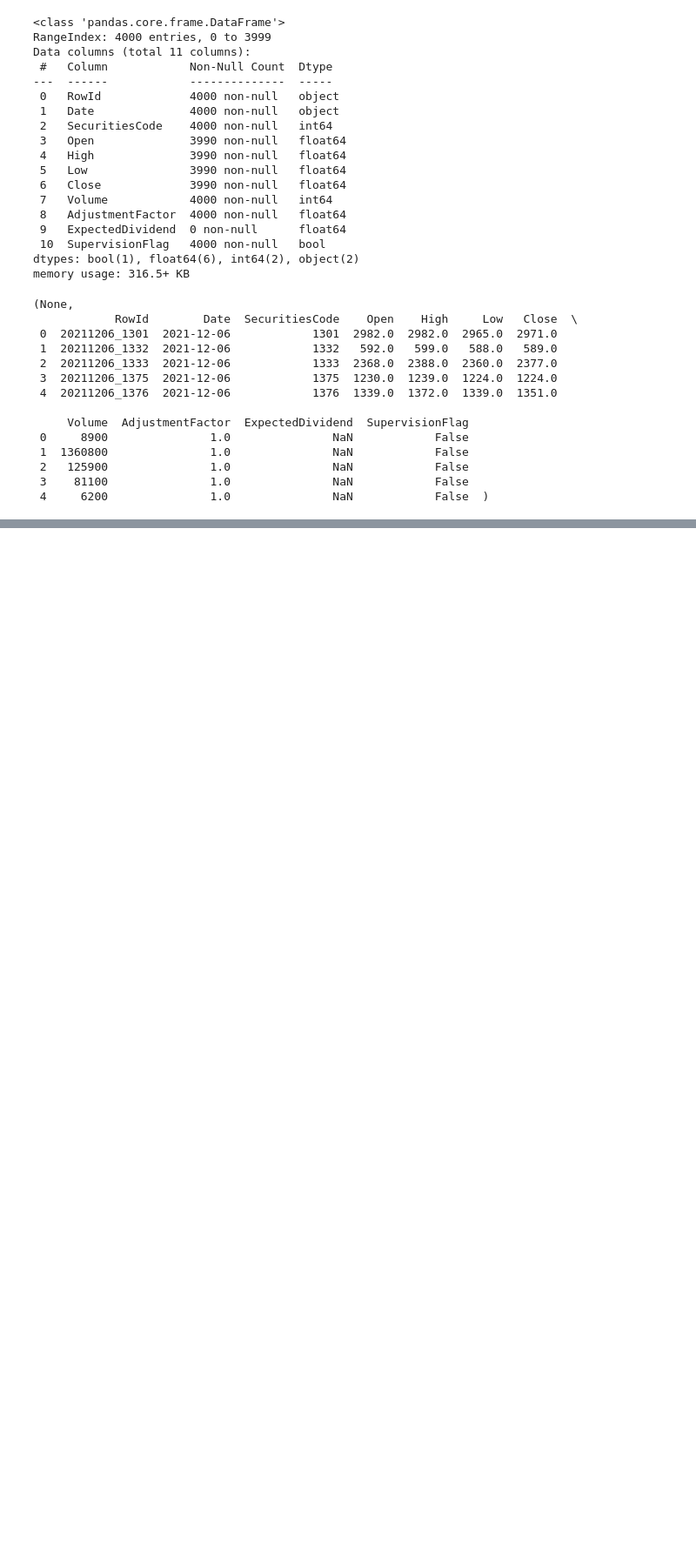
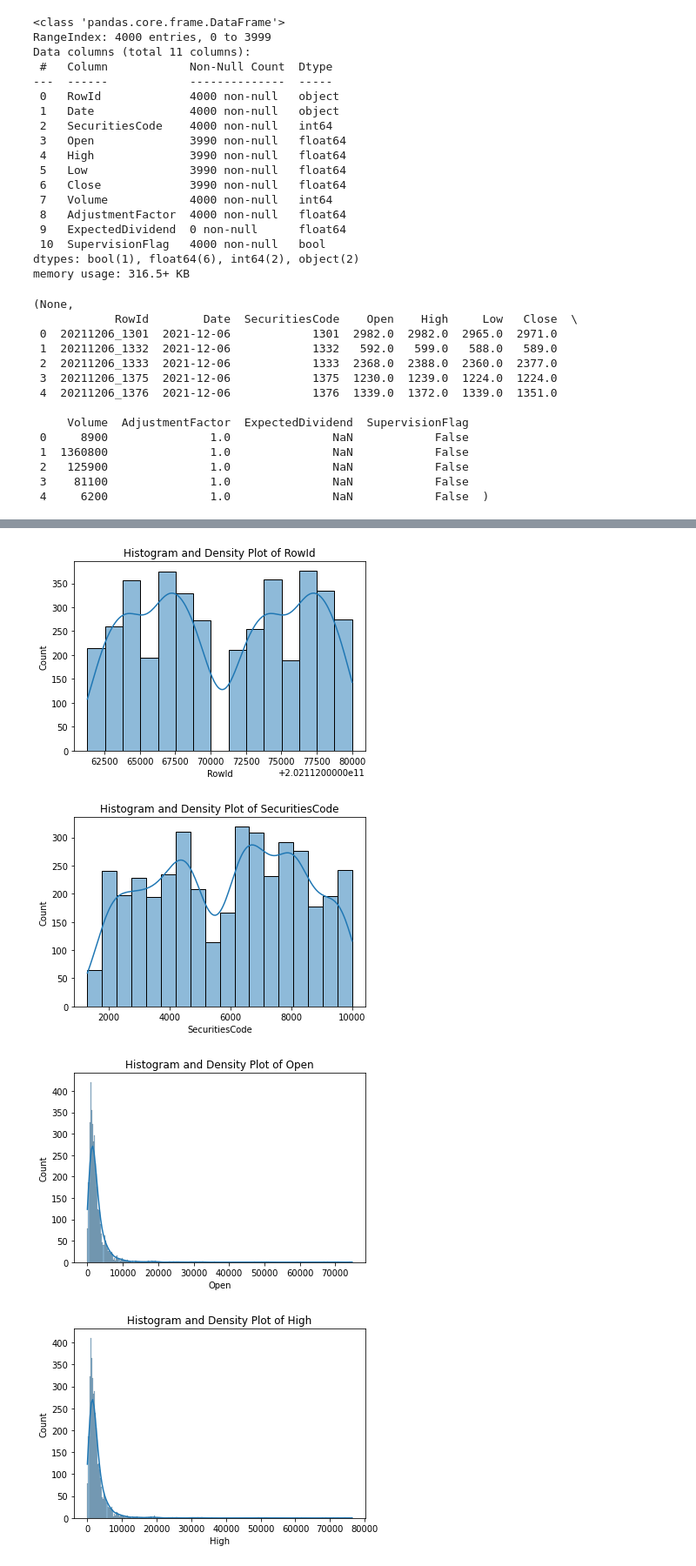
Before and after one commit to SahithiMut/DATA.4380.Spring.2024, a Jupyter notebook: Week 2, Lab 1. Data Understanding and Data Preprocessing.ipynb, the cells around one changed output, grey strips where cells are left out. Shown: that part at 87% size. Cells and saved outputs as stored; diff of their text form; code cells hidden in the pictures; blank space fills up the shorter version.

```diff
--- a/Week 2, Lab 1. Data Understanding and Data Preprocessing.ipynb
+++ b/Week 2, Lab 1. Data Understanding and Data Preprocessing.ipynb
@@ -80,0 +259,26 @@ memory usage: 316.5+ KB
+# %%
+
+import matplotlib.pyplot as plt
+import seaborn as sns
+
+# Histograms and density plots for numerical variables
+for col in df.select_dtypes(include=['number']).columns:
+    sns.histplot(df[col], kde=True)
+    plt.title(f'Histogram and Density Plot of {col}')
+    plt.show()
+
+# Box plots for numerical variables
+for col in df.select_dtypes(include=['number']).columns:
+    sns.boxplot(x=df[col])
+    plt.title(f'Box Plot of {col}')
+    plt.show()
+
+# Scatterplots for relationships between numerical variables
+sns.pairplot(df.select_dtypes(include=['number']), kind='reg')
+plt.suptitle('Pairwise Scatterplots of Numerical Variables with Regression Lines', y=1.02)
+plt.show()
+# %% [output]
+[figure, added]
+[figure, added]
+[figure, added]
+[figure, added]
```
Also changed, not shown: parts of 18 cells of this notebook.
